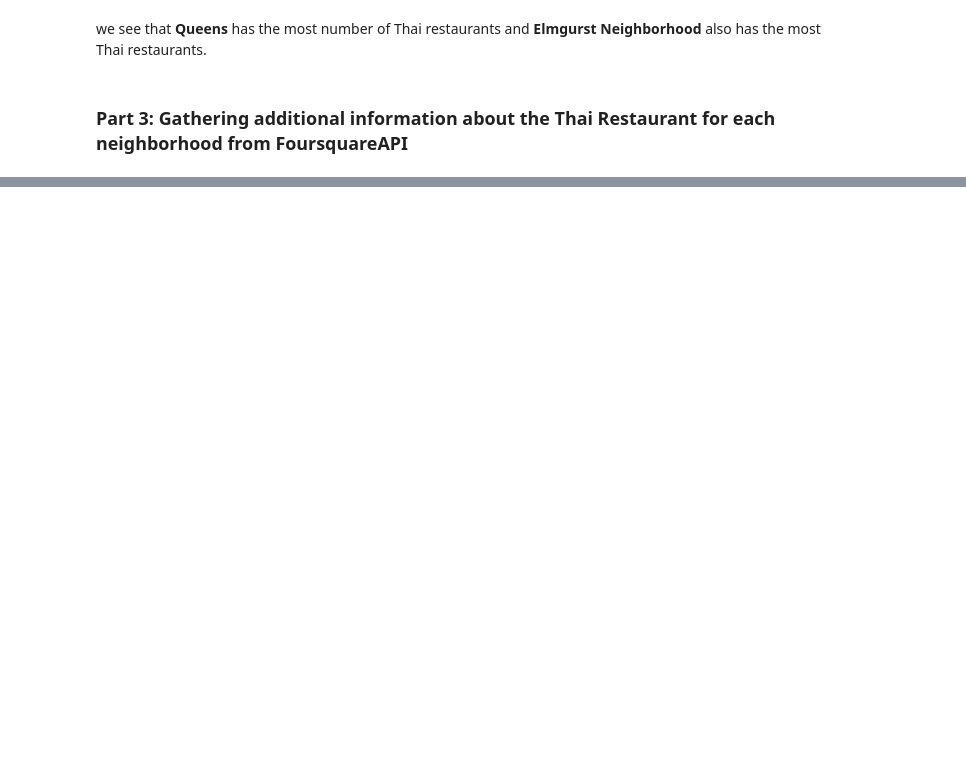
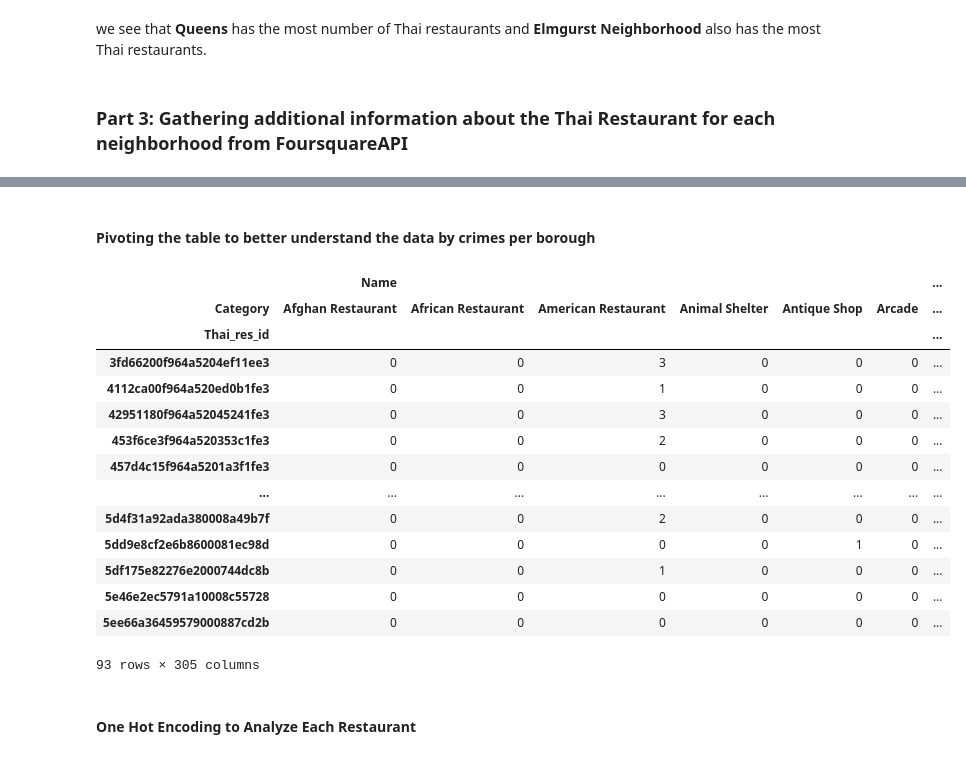
Before and after one commit to touchaee/Coursera_Capstone, a Jupyter notebook: Capstone - where to open a Thai restaurant in Newyork.ipynb, the cells around one changed output, grey strips where cells are left out. Cells and saved outputs as stored; diff of their text form; code cells hidden in the pictures; blank space fills up the shorter version.

```diff
--- a/Capstone - where to open a Thai restaurant in Newyork.ipynb
+++ b/Capstone - where to open a Thai restaurant in Newyork.ipynb
@@ -492,0 +528,6 @@ Thai_rest_stats_ny.head()
+# %%
+Thai_rest_stats_ny['Likes'] = Thai_rest_stats_ny['Likes'].astype('float64')
+Thai_rest_stats_ny['Rating'] = Thai_rest_stats_ny['Rating'].astype('float64')
+Thai_rest_stats_ny['Tips'] = Thai_rest_stats_ny['Tips'].astype('float64')
+Thai_rest_stats_ny['Price_tier'] = Thai_rest_stats_ny['Price_tier'].astype('float64')
+Thai_rest_stats_ny.describe()
@@ -492,0 +601,19 @@ Thai_rest_stats_ny.head()
+# %%
+# prepare Thai restaurant data list that contains Thai resturants
+column_names=['Thai_res_id', 'ID','Name', 'Category']
+nearby_thai_rest_ny=pd.DataFrame(columns=column_names)
+count=1
+for row in Thai_rest_stats_ny[['ID', 'Name', 'Venue_lat', 'Venue_lng']].values.tolist():
+    thai_res_id, name, Latitude, Longitude = row
+    venues = get_nearby_venues(Latitude, Longitude)
+    nearby_restaurant = venues[venues['ID'] != thai_res_id]
+    print(f'({count}/{len(Thai_rest_stats_ny)}) Nearby restaurant {name}: {str(len(nearby_restaurant))}')
+    for resturant_detail in nearby_restaurant.values.tolist():
+        id, name, category = resturant_detail
+        nearby_thai_rest_ny = nearby_thai_rest_ny.append({
+                                                        'Thai_res_id' : thai_res_id,
+                                                        'ID': id,
+                                                        'Name' : name,
+                                                        'Category' : category
+                                                           }, ignore_index=True)
+    count+=1
@@ -492,0 +647,31 @@ Thai_rest_stats_ny.head()
+# %% [markdown]
+#### Pivoting the table to better understand the data by crimes per borough
+# %%
+nearby_thai_rest_ny.groupby(['Thai_res_id', 'Category']).count()['Name'].sort_values(ascending = False)
+
+nearby_thai_rest_cat = pd.pivot_table(nearby_thai_rest_ny,
+                               values=['Name'],
+                               index=['Thai_res_id'],
+                               columns=['Category'],
+                               aggfunc=len,
+                               fill_value=0)
+
+nearby_thai_rest_cat
+# %% [output]
+|  | Name |  |  |  |  |  | ... |
+| Category | Afghan Restaurant | African Restaurant | American Restaurant | Animal Shelter | Antique Shop | Arcade | ... |
+| Thai_res_id |  |  |  |  |  |  | ... |
+| 3fd66200f964a5204ef11ee3 | 0 | 0 | 3 | 0 | 0 | 0 | ... |
+| 4112ca00f964a520ed0b1fe3 | 0 | 0 | 1 | 0 | 0 | 0 | ... |
+| 42951180f964a52045241fe3 | 0 | 0 | 3 | 0 | 0 | 0 | ... |
+| 453f6ce3f964a520353c1fe3 | 0 | 0 | 2 | 0 | 0 | 0 | ... |
+| 457d4c15f964a5201a3f1fe3 | 0 | 0 | 0 | 0 | 0 | 0 | ... |
+| ... | ... | ... | ... | ... | ... | ... | ... |
+| 5d4f31a92ada380008a49b7f | 0 | 0 | 2 | 0 | 0 | 0 | ... |
+| 5dd9e8cf2e6b8600081ec98d | 0 | 0 | 0 | 0 | 1 | 0 | ... |
+| 5df175e82276e2000744dc8b | 0 | 0 | 1 | 0 | 0 | 0 | ... |
+| 5e46e2ec5791a10008c55728 | 0 | 0 | 0 | 0 | 0 | 0 | ... |
+| 5ee66a36459579000887cd2b | 0 | 0 | 0 | 0 | 0 | 0 | ... |
+93 rows × 305 columns
+# %% [markdown]
+#### One Hot Encoding to Analyze Each Restaurant
```
Also changed, not shown: parts of 53 cells of this notebook, 5 other files.
